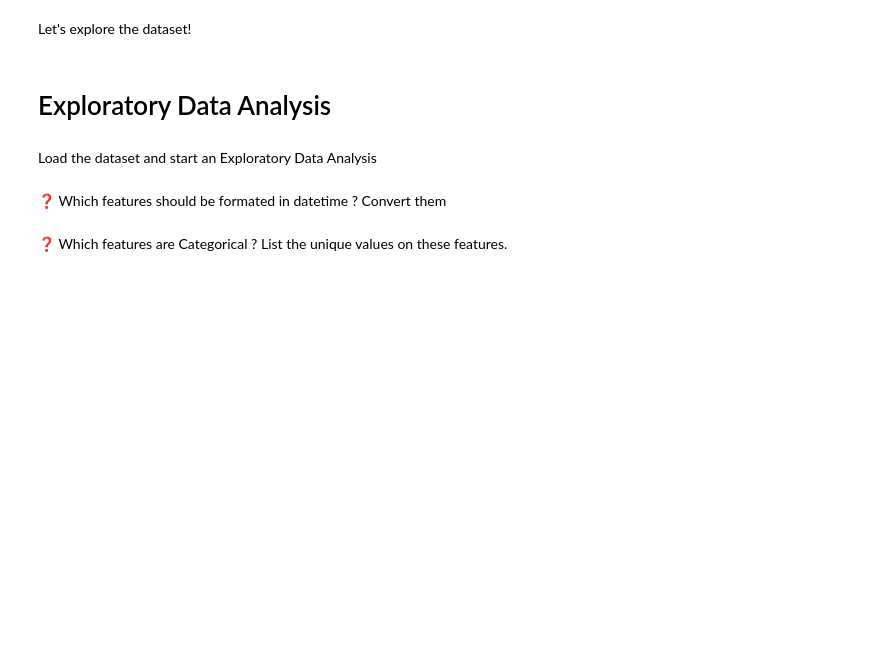
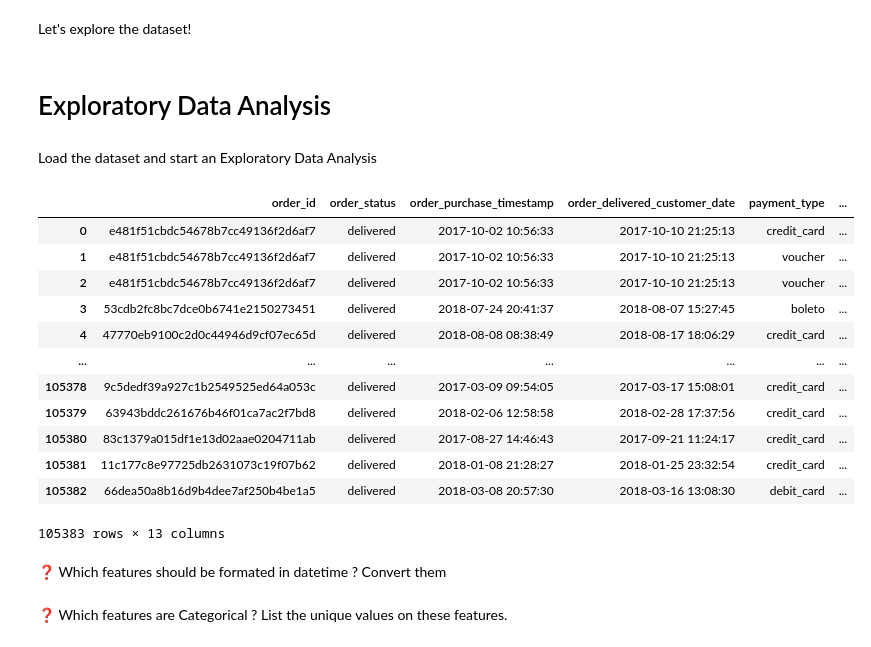
Before and after one commit to marianneSimplon/Analyse_clients_avec_agence_IA, a Jupyter notebook: ecommerce/01_Discovering_RFM_ecommerce.ipynb, the cells around one changed output. Saved outputs shown, nothing was run; the diff lists cells and outputs as text; code cells hidden in the pictures; blank space fills up the shorter version.

```diff
--- a/ecommerce/01_Discovering_RFM_ecommerce.ipynb
+++ b/ecommerce/01_Discovering_RFM_ecommerce.ipynb
@@ -42,5 +48,20 @@ Load the dataset and start an Exploratory Data Analysis
 # %%
-df = pd.read_csv('data/db_customers.csv')
+df = pd.read_csv('C:/Users/simplon/Desktop/test/db_customers.csv')
+df
+# %% [output]
+|  | order_id | order_status | order_purchase_timestamp | order_delivered_customer_date | payment_type | ... |
+| 0 | e481f51cbdc54678b7cc49136f2d6af7 | delivered | 2017-10-02 10:56:33 | 2017-10-10 21:25:13 | credit_card | ... |
+| 1 | e481f51cbdc54678b7cc49136f2d6af7 | delivered | 2017-10-02 10:56:33 | 2017-10-10 21:25:13 | voucher | ... |
+| 2 | e481f51cbdc54678b7cc49136f2d6af7 | delivered | 2017-10-02 10:56:33 | 2017-10-10 21:25:13 | voucher | ... |
+| 3 | 53cdb2fc8bc7dce0b6741e2150273451 | delivered | 2018-07-24 20:41:37 | 2018-08-07 15:27:45 | boleto | ... |
+| 4 | 47770eb9100c2d0c44946d9cf07ec65d | delivered | 2018-08-08 08:38:49 | 2018-08-17 18:06:29 | credit_card | ... |
+| ... | ... | ... | ... | ... | ... | ... |
+| 105378 | 9c5dedf39a927c1b2549525ed64a053c | delivered | 2017-03-09 09:54:05 | 2017-03-17 15:08:01 | credit_card | ... |
+| 105379 | 63943bddc261676b46f01ca7ac2f7bd8 | delivered | 2018-02-06 12:58:58 | 2018-02-28 17:37:56 | credit_card | ... |
+| 105380 | 83c1379a015df1e13d02aae0204711ab | delivered | 2017-08-27 14:46:43 | 2017-09-21 11:24:17 | credit_card | ... |
+| 105381 | 11c177c8e97725db2631073c19f07b62 | delivered | 2018-01-08 21:28:27 | 2018-01-25 23:32:54 | credit_card | ... |
+| 105382 | 66dea50a8b16d9b4dee7af250b4be1a5 | delivered | 2018-03-08 20:57:30 | 2018-03-16 13:08:30 | debit_card | ... |
+105383 rows × 13 columns
 # %% [markdown]
 ❓ Which features should be formated in datetime ?
 Convert them
```
Also changed, not shown: parts of 39 cells of this notebook.
